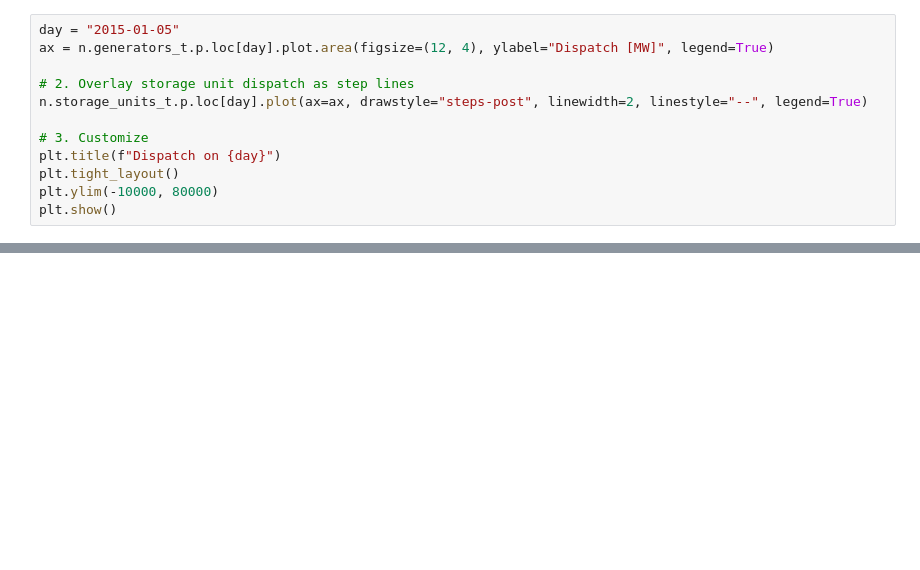
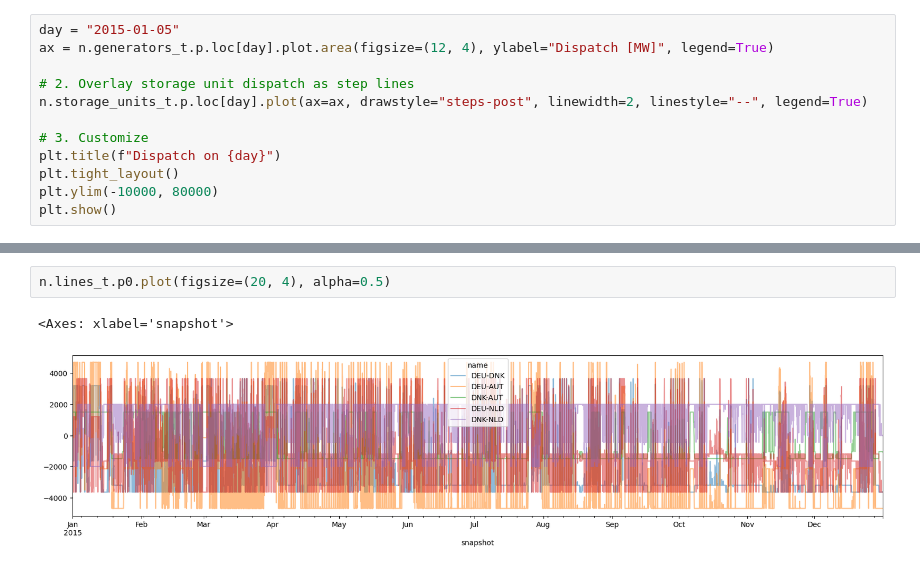
Before and after one commit to Anastasia99-gif/IEG2026, a Jupyter notebook: Assignment 1.ipynb, the cells around one changed output, grey strips where cells are left out. Saved outputs shown, nothing was run; the diff lists cells and outputs as text; blank space fills up the shorter version.

```diff
--- a/Assignment 1.ipynb
+++ b/Assignment 1.ipynb
@@ -792,0 +1319,5 @@ plt.show()
+# %%
+n.lines_t.p0.plot(figsize=(20, 4), alpha=0.5)
+# %% [output]
+<Axes: xlabel='snapshot'>
+[figure, added]
```
Also changed, not shown: parts of 25 cells of this notebook.
